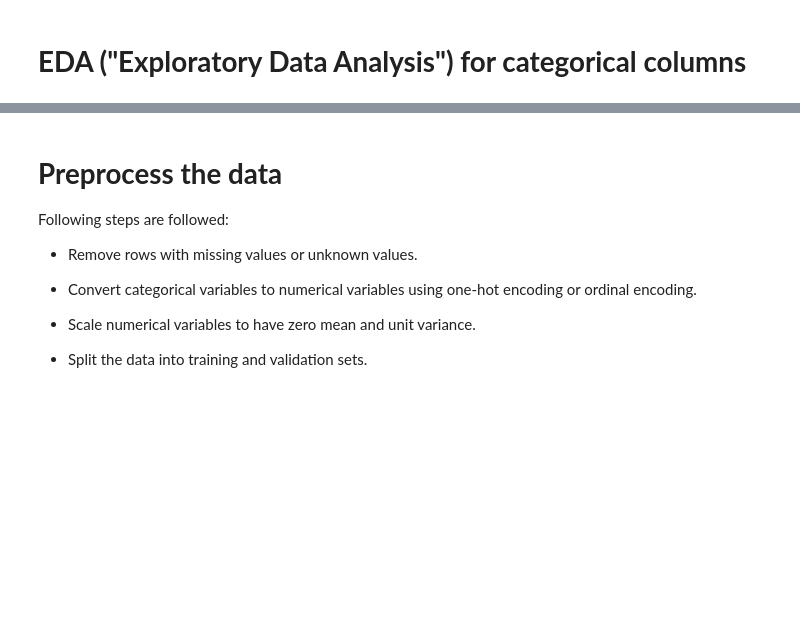
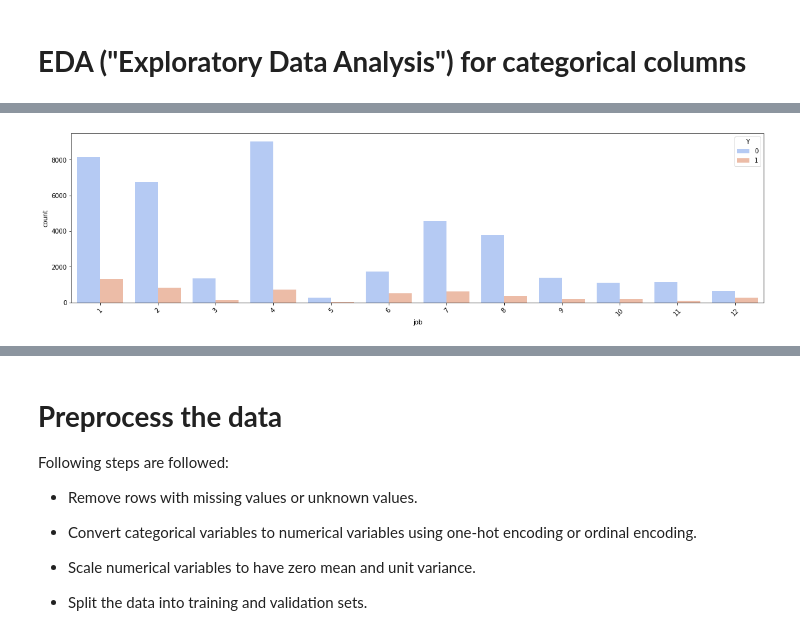
Before and after one commit to sunilbabu07/customer-conversion-prediction, a Jupyter notebook: guvi.ipynb, the cells around one changed output, grey strips where cells are left out. Saved outputs shown, nothing was run; the diff lists cells and outputs as text; code cells hidden in the pictures; blank space fills up the shorter version.

```diff
--- a/guvi.ipynb
+++ b/guvi.ipynb
@@ -329,0 +364,10 @@ plt.show()
+# %%
+# analysis based on job
+
+fig, axes = plt.subplots(figsize=(20, 5))
+sns.countplot(x='job', hue='y', data=customer_df, palette='coolwarm', ax=axes)
+plt.xticks(rotation=45)
+plt.legend(title='Y', loc='upper right')
+plt.show()
+# %% [output]
+[figure, added]
```
Also changed, not shown: parts of 23 cells of this notebook.
